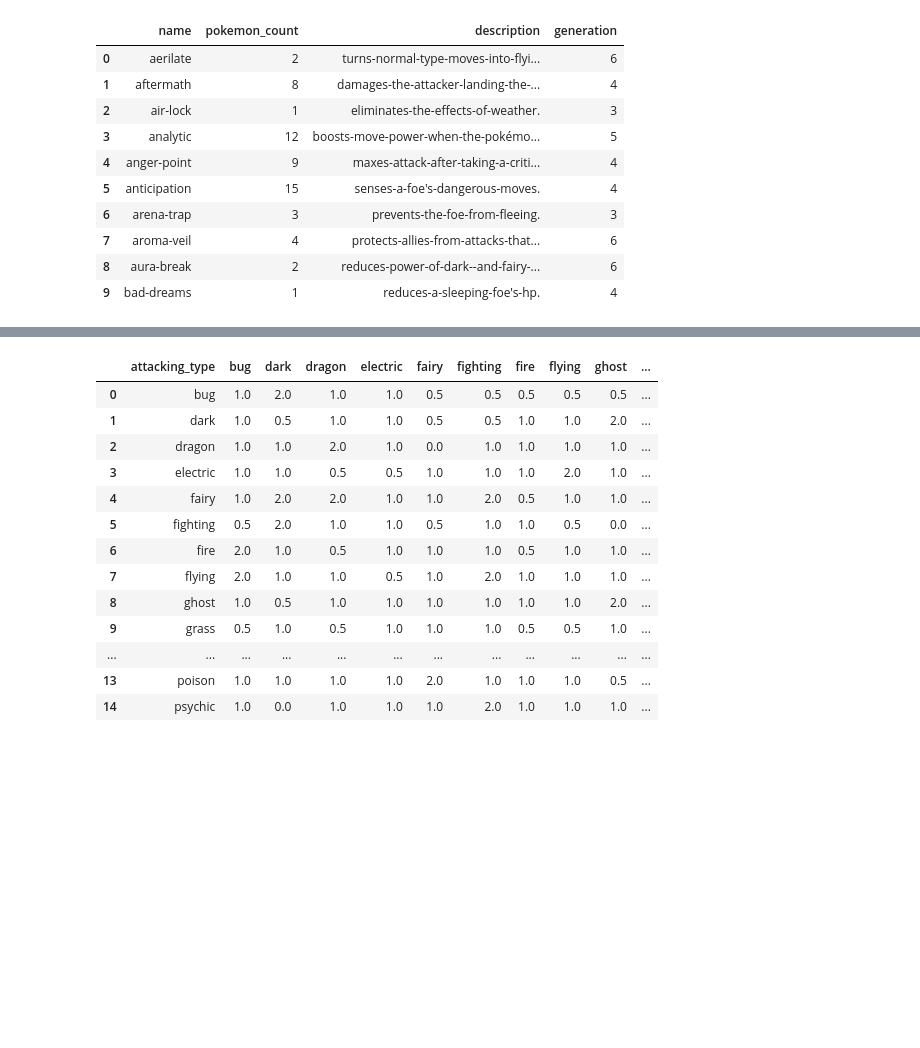
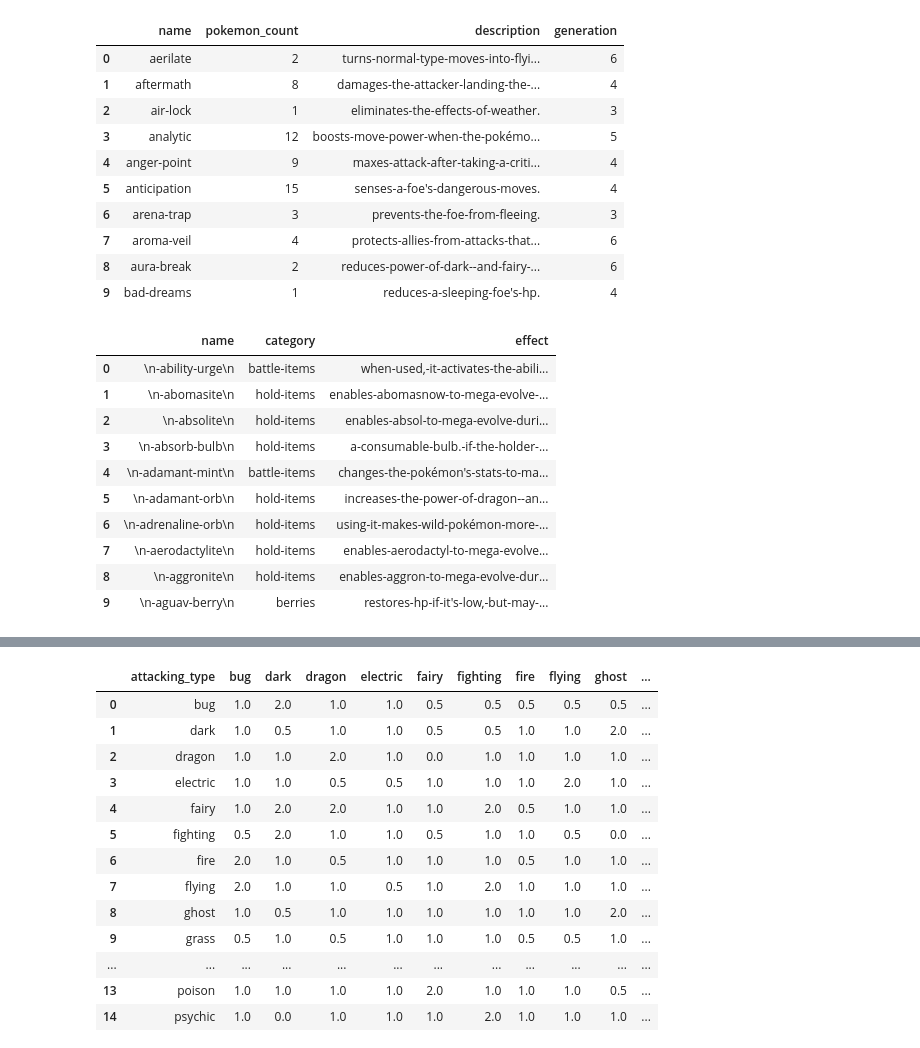
Before and after one commit to icookfood/poke-viz-2019, a Jupyter notebook: jjubilee.githubprojects.pokemonviz DRAFT.ipynb, the cells around one changed output, grey strips where cells are left out. Saved outputs shown, nothing was run; the diff lists cells and outputs as text; code cells hidden in the pictures; blank space fills up the shorter version.

```diff
--- a/jjubilee.githubprojects.pokemonviz DRAFT.ipynb
+++ b/jjubilee.githubprojects.pokemonviz DRAFT.ipynb
@@ -236 +235,35 @@ poke_name_list = df_pokemon['name'].to_list()
+# %%
+if NEW_CSV_FLAG:
+    response = requests.get('https://pokemondb.net/item/all')
+    soup = bs(response.text, 'html.parser')
+    tab = soup.find("tbody")
+    tab_rows = tab.find_all('tr')
+    item_cols = ['name', 'category', 'effect']
+    df_items = pd.DataFrame(columns = item_cols)
+    for i in range(1, len(tab_rows)):
+        tab_entries = tab_rows[i].find_all('td')
+        # We do this to match the format of the abilities
+        row = [t.text.lower().replace(' ','-') for t in tab_entries]
+        new_item = pd.Series(row, index = item_cols)
+        df_items = df_items.append(new_item, ignore_index = True)
+    df_items.to_csv('items_list.csv')
+else:
+
+    # Don't scrape from HTML
+    df_items = pd.read_csv('items_list.csv')
+    df_items = df_items.loc[:, ~df_items.columns.str.contains('^Unnamed')]
+
+df_items.head(10)
+# %% [output]
+|  | name | category | effect |
+| 0 | \n-ability-urge\n | battle-items | when-used,-it-activates-the-abili... |
+| 1 | \n-abomasite\n | hold-items | enables-abomasnow-to-mega-evolve-... |
+| 2 | \n-absolite\n | hold-items | enables-absol-to-mega-evolve-duri... |
+| 3 | \n-absorb-bulb\n | hold-items | a-consumable-bulb.-if-the-holder-... |
+| 4 | \n-adamant-mint\n | battle-items | changes-the-pokémon's-stats-to-ma... |
+| 5 | \n-adamant-orb\n | hold-items | increases-the-power-of-dragon--an... |
+| 6 | \n-adrenaline-orb\n | hold-items | using-it-makes-wild-pokémon-more-... |
+| 7 | \n-aerodactylite\n | hold-items | enables-aerodactyl-to-mega-evolve... |
+| 8 | \n-aggronite\n | hold-items | enables-aggron-to-mega-evolve-dur... |
+| 9 | \n-aguav-berry\n | berries | restores-hp-if-it's-low,-but-may-... |
 # %%
```
Also changed, not shown: parts of 13 cells of this notebook, 1 other file.
